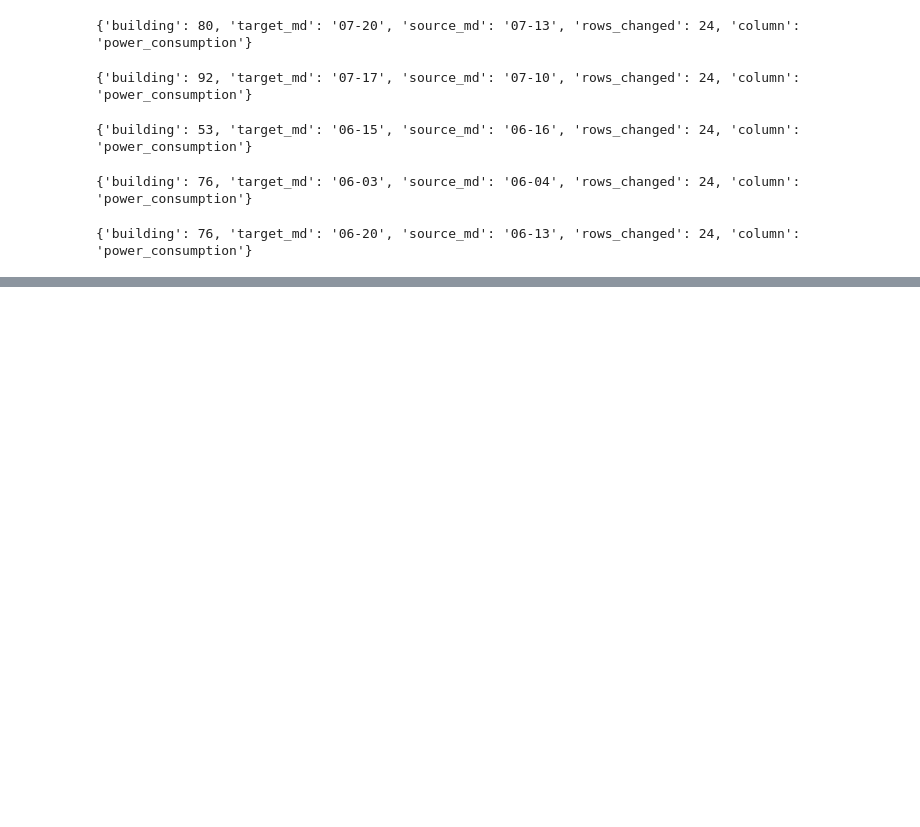
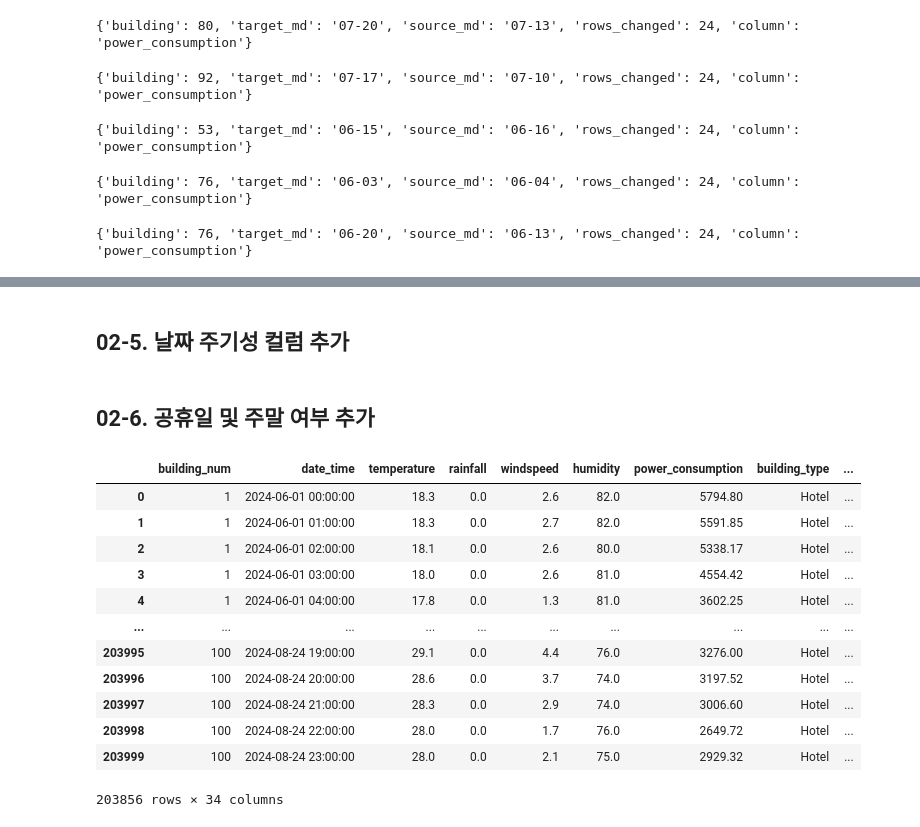
Before and after one commit to SonHyesang0914/2025dacon_powerU_github, a Jupyter notebook: 02_EDAandPreprocessing.ipynb, the cells around one changed output, grey strips where cells are left out. Cells and saved outputs as stored; diff of their text form; code cells hidden in the pictures; blank space fills up the shorter version.

```diff
--- a/02_EDAandPreprocessing.ipynb
+++ b/02_EDAandPreprocessing.ipynb
@@ -2244,0 +2302,63 @@ print(edit_log[-1])  # 마지막 변경 이력 확인
+# %% [markdown]
+## 02-5. 날짜 주기성 컬럼 추가
+# %%
+def add_cyclical_time_feats(df):
+
+    # Day of year (계절성 표현에 유리)
+    df['doy'] = df['date_time'].dt.dayofyear  # 1~366
+
+    # 1) 시간(24시간 주기)
+    df['sin_hour'] = np.sin(2 * np.pi * df['hour'] / 24.0)
+    df['cos_hour'] = np.cos(2 * np.pi * df['hour'] / 24.0)
+
+    # 2) 요일(7일 주기)
+    df['sin_dayofweek'] = np.sin(2 * np.pi * df['day_of_week'] / 7.0)
+    df['cos_dayofweek'] = np.cos(2 * np.pi * df['day_of_week'] / 7.0)
+
+    # 3) 연중 일자(DOY, 365/366 주기) — 추천
+    df['sin_doy'] = np.sin(2 * np.pi * df['doy'] / 366.0)
+    df['cos_doy'] = np.cos(2 * np.pi * df['doy'] / 366.0)
+
+    # 4) 월(12개월 주기) — 필요 시 추가 (DOY로 충분하면 생략 가능)
+    df['sin_month'] = np.sin(2 * np.pi * df['month'] / 12.0)
+    df['cos_month'] = np.cos(2 * np.pi * df['month'] / 12.0)
+
+    return df
+
+train = add_cyclical_time_feats(train)
+test  = add_cyclical_time_feats(test)
+# %% [markdown]
+## 02-6. 공휴일 및 주말 여부 추가
+# %%
+import holidays  # pip install holidays
+
+# 한국 공휴일 캘린더 (2024년 기준, 대회 train/test 기간은 2024-06 ~ 2024-08)
+kr_holidays = holidays.KR(years=[2024])
+
+def add_holiday_weekend_features(df):
+    # 주말 여부 (토:5, 일:6)
+    df['is_weekend'] = df['day_of_week'].isin([5, 6]).astype(int)
+
+    # 공휴일 여부 (date_time에서 날짜만 비교)
+    df['is_holiday'] = df['date_time'].dt.date.isin(kr_holidays).astype(int)
+
+    return df
+
+train = add_holiday_weekend_features(train)
+test  = add_holiday_weekend_features(test)
+# %%
+train
+# %% [output]
+|  | building_num | date_time | temperature | rainfall | windspeed | humidity | power_consumption | building_type | ... |
+| 0 | 1 | 2024-06-01 00:00:00 | 18.3 | 0.0 | 2.6 | 82.0 | 5794.80 | Hotel | ... |
+| 1 | 1 | 2024-06-01 01:00:00 | 18.3 | 0.0 | 2.7 | 82.0 | 5591.85 | Hotel | ... |
+| 2 | 1 | 2024-06-01 02:00:00 | 18.1 | 0.0 | 2.6 | 80.0 | 5338.17 | Hotel | ... |
+| 3 | 1 | 2024-06-01 03:00:00 | 18.0 | 0.0 | 2.6 | 81.0 | 4554.42 | Hotel | ... |
+| 4 | 1 | 2024-06-01 04:00:00 | 17.8 | 0.0 | 1.3 | 81.0 | 3602.25 | Hotel | ... |
+| ... | ... | ... | ... | ... | ... | ... | ... | ... | ... |
+| 203995 | 100 | 2024-08-24 19:00:00 | 29.1 | 0.0 | 4.4 | 76.0 | 3276.00 | Hotel | ... |
+| 203996 | 100 | 2024-08-24 20:00:00 | 28.6 | 0.0 | 3.7 | 74.0 | 3197.52 | Hotel | ... |
+| 203997 | 100 | 2024-08-24 21:00:00 | 28.3 | 0.0 | 2.9 | 74.0 | 3006.60 | Hotel | ... |
+| 203998 | 100 | 2024-08-24 22:00:00 | 28.0 | 0.0 | 1.7 | 76.0 | 2649.72 | Hotel | ... |
+| 203999 | 100 | 2024-08-24 23:00:00 | 28.0 | 0.0 | 2.1 | 75.0 | 2929.32 | Hotel | ... |
+203856 rows × 34 columns
```
Also changed, not shown: parts of 23 cells of this notebook.
